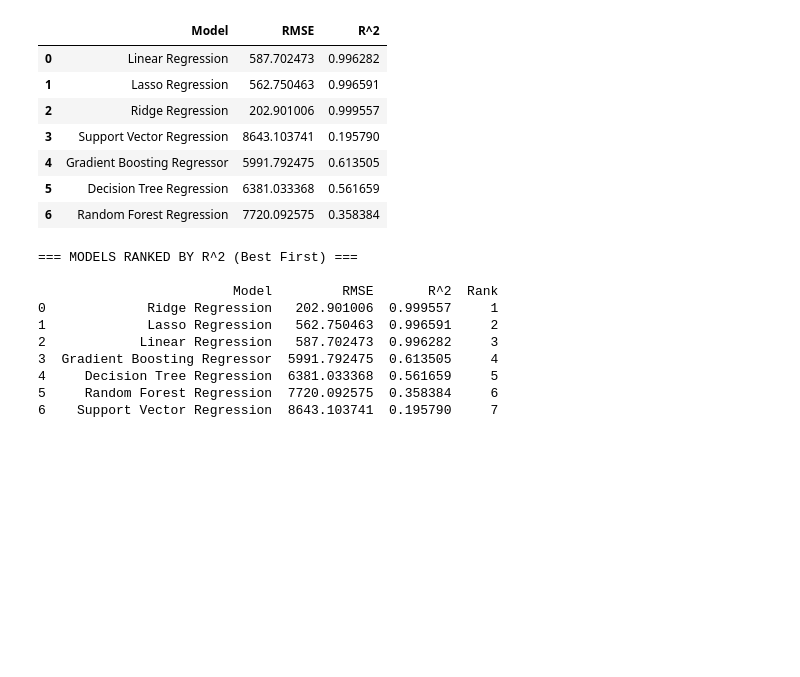
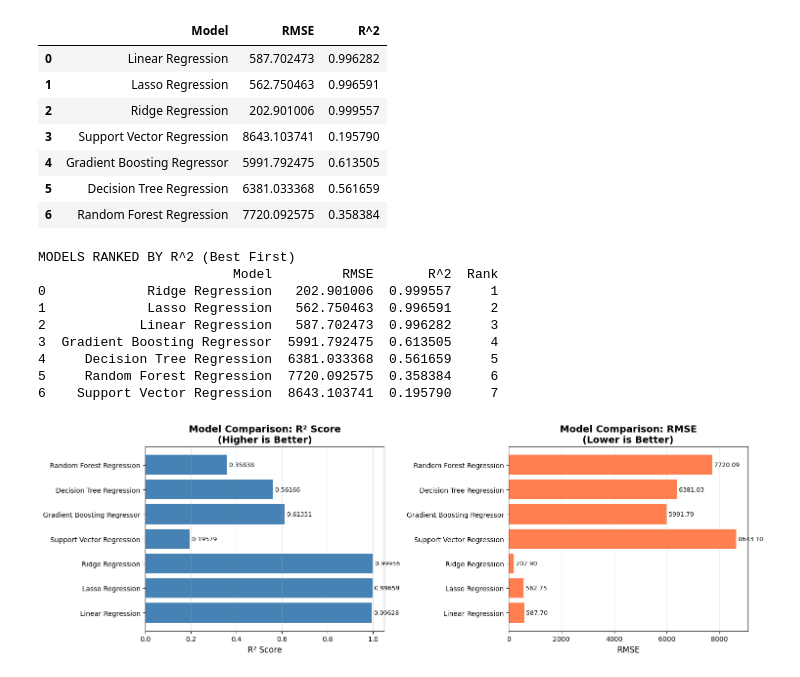
Before and after one commit to clickcafence/DS, a Jupyter notebook: main.ipynb, the cells around one changed output. Drawn from its saved outputs; the diff is of its cells as text; code cells hidden in the pictures; blank space fills up the shorter version.

```diff
--- a/main.ipynb
+++ b/main.ipynb
@@ -441,11 +445,10 @@ model_ev
 # Sort models by R^2 (descending) and RMSE (ascending)
 model_ev_sorted = model_ev.sort_values('R^2', ascending=False).reset_index(drop=True)
 model_ev_sorted['Rank'] = range(1, len(model_ev_sorted) + 1)
-print("\MODELS RANKED BY R^2 (Best First)")
+print("MODELS RANKED BY R^2 (Best First)")
 print(model_ev_sorted)
 # %% [output]
-=== MODELS RANKED BY R^2 (Best First) ===
-
+MODELS RANKED BY R^2 (Best First)
                          Model         RMSE       R^2  Rank
 0             Ridge Regression   202.901006  0.999557     1
 1             Lasso Regression   562.750463  0.996591     2
@@ -454,3 +457,28 @@ print(model_ev_sorted)
 4     Decision Tree Regression  6381.033368  0.561659     5
 5     Random Forest Regression  7720.092575  0.358384     6
 6    Support Vector Regression  8643.103741  0.195790     7
+# %%
+
+# Visualization: Compare R^2 scores
+fig, axes = plt.subplots(1, 2, figsize=(15, 5))
+
+# R^2 Comparison
+axes[0].barh(model_ev['Model'], model_ev['R^2'], color='steelblue')
+axes[0].set_xlabel('R² Score', fontsize=12)
+axes[0].set_title('Model Comparison: R² Score\n(Higher is Better)', fontsize=14, fontweight='bold')
+axes[0].grid(axis='x', alpha=0.3)
+for i, v in enumerate(model_ev['R^2']):
+    axes[0].text(v, i, f' {v:.5f}', va='center', fontsize=9)
+
+# RMSE Comparison
+axes[1].barh(model_ev['Model'], model_ev['RMSE'], color='coral')
+axes[1].set_xlabel('RMSE', fontsize=12)
+axes[1].set_title('Model Comparison: RMSE\n(Lower is Better)', fontsize=14, fontweight='bold')
+axes[1].grid(axis='x', alpha=0.3)
+for i, v in enumerate(model_ev['RMSE']):
+    axes[1].text(v, i, f' {v:.2f}', va='center', fontsize=9)
+
+plt.tight_layout()
+plt.show()
+# %% [output]
+[figure, added]
```
Also changed, not shown: parts of 3 cells of this notebook.
